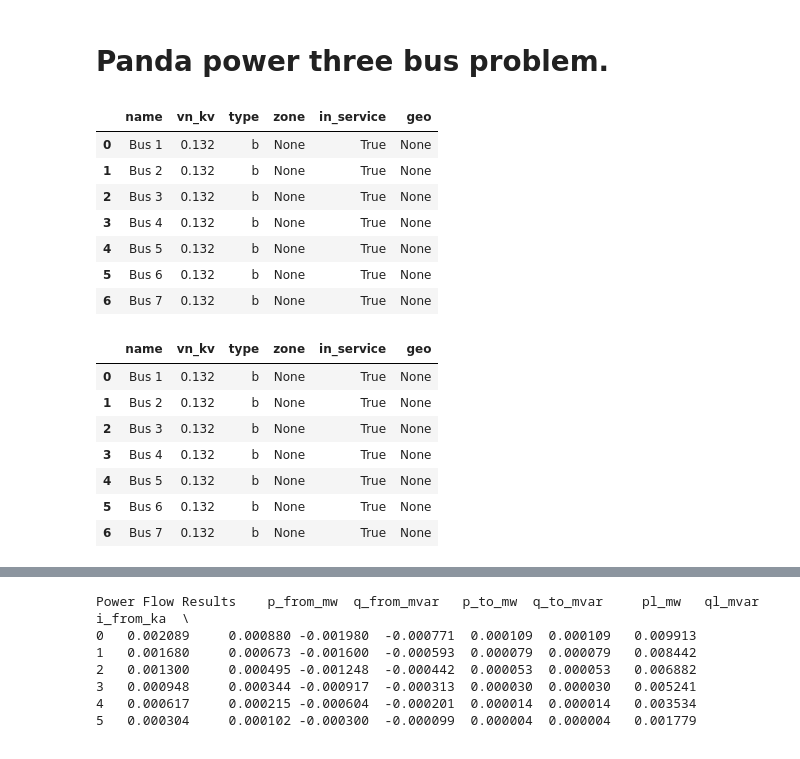
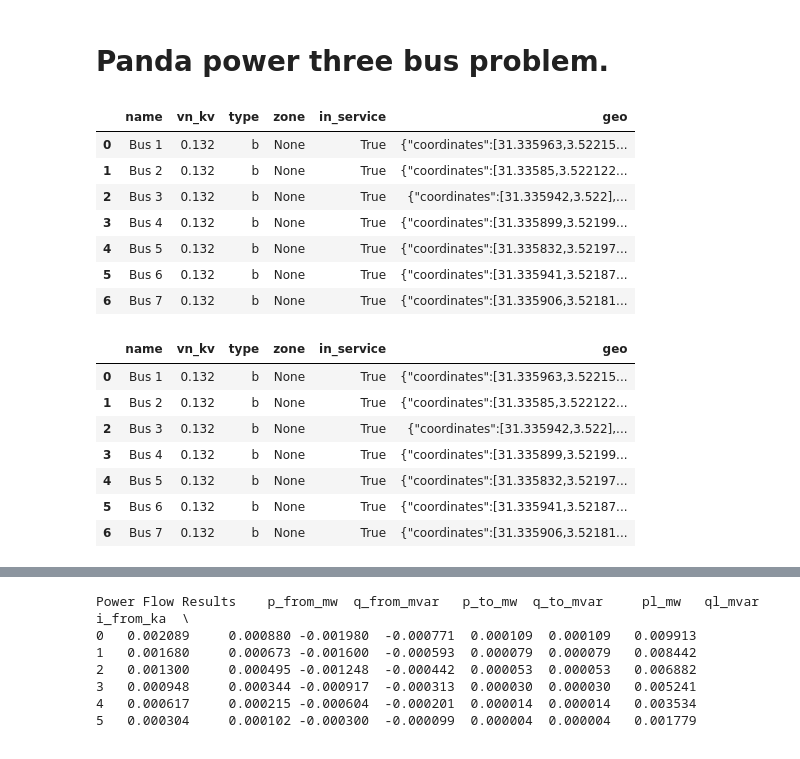
Before and after one commit to Imim0987/OxEnergyMScPython, a Jupyter notebook: NotebooksScripts/08_02_01_Bidi Bidi.ipynb, the cells around one changed output, grey strips where cells are left out. Saved outputs shown, nothing was run; the diff lists cells and outputs as text; code cells hidden in the pictures.

```diff
--- a/NotebooksScripts/08_02_01_Bidi Bidi.ipynb
+++ b/NotebooksScripts/08_02_01_Bidi Bidi.ipynb
@@ -34,27 +35,27 @@ Qh =  Ph * np.tan(np.arccos(pf)) # reactive power of the home
 # %%
 # Create 7 buses, b1,b2,b3...b7
 # https://pandapower.readthedocs.io/en/stable/elements/bus.html
 V_nom_kV = VSlack  # nominal voltage in kV
 
-b1 = pp.create_bus(net, vn_kv=V_nom_kV,  name="Bus 1")
-b2 = pp.create_bus(net, vn_kv=V_nom_kV,  name="Bus 2")
-b3 = pp.create_bus(net, vn_kv=V_nom_kV,  name="Bus 3")
-b4 = pp.create_bus(net, vn_kv=V_nom_kV,  name="Bus 4")
-b5 = pp.create_bus(net, vn_kv=V_nom_kV,  name="Bus 5")
-b6 = pp.create_bus(net, vn_kv=V_nom_kV,  name="Bus 6")
-b7 = pp.create_bus(net, vn_kv=V_nom_kV,  name="Bus 7")
+b1 = pp.create_bus(net, vn_kv=V_nom_kV,  name="Bus 1", geodata=(31.335963, 3.522151))
+b2 = pp.create_bus(net, vn_kv=V_nom_kV,  name="Bus 2", geodata=(31.33585, 3.522122))
+b3 = pp.create_bus(net, vn_kv=V_nom_kV,  name="Bus 3", geodata=(31.335942, 3.522000))
+b4 = pp.create_bus(net, vn_kv=V_nom_kV,  name="Bus 4", geodata=(31.335899,  3.521997))
+b5 = pp.create_bus(net, vn_kv=V_nom_kV,  name="Bus 5", geodata=(31.335832, 3.521970))
+b6 = pp.create_bus(net, vn_kv=V_nom_kV,  name="Bus 6", geodata=(31.335941, 3.521879))
+b7 = pp.create_bus(net, vn_kv=V_nom_kV,  name="Bus 7", geodata=(31.335906, 3.521813))
 
 
 net.bus
 # %% [output]
 |  | name | vn_kv | type | zone | in_service | geo |
-| 0 | Bus 1 | 0.132 | b | None | True | None |
-| 1 | Bus 2 | 0.132 | b | None | True | None |
-| 2 | Bus 3 | 0.132 | b | None | True | None |
-| 3 | Bus 4 | 0.132 | b | None | True | None |
-| 4 | Bus 5 | 0.132 | b | None | True | None |
-| 5 | Bus 6 | 0.132 | b | None | True | None |
-| 6 | Bus 7 | 0.132 | b | None | True | None |
+| 0 | Bus 1 | 0.132 | b | None | True | {"coordinates":[31.335963,3.52215... |
+| 1 | Bus 2 | 0.132 | b | None | True | {"coordinates":[31.33585,3.522122... |
+| 2 | Bus 3 | 0.132 | b | None | True | {"coordinates":[31.335942,3.522],... |
+| 3 | Bus 4 | 0.132 | b | None | True | {"coordinates":[31.335899,3.52199... |
+| 4 | Bus 5 | 0.132 | b | None | True | {"coordinates":[31.335832,3.52197... |
+| 5 | Bus 6 | 0.132 | b | None | True | {"coordinates":[31.335941,3.52187... |
+| 6 | Bus 7 | 0.132 | b | None | True | {"coordinates":[31.335906,3.52181... |
 # %%
 ###### create bus elements
 
@@ -65,17 +66,18 @@ pp.create_load(net, bus=b4, p_mw=Ph, q_mvar=Qh, name="Home 3")
 pp.create_load(net, bus=b5, p_mw=Ph, q_mvar=Qh, name="Home 4")
 pp.create_load(net, bus=b6, p_mw=Ph, q_mvar=Qh, name="Home 5")
 pp.create_load(net, bus=b7, p_mw=Ph, q_mvar=Qh, name="Home 6")
+
 # Display the bus table
 net.bus
 # %% [output]
 |  | name | vn_kv | type | zone | in_service | geo |
-| 0 | Bus 1 | 0.132 | b | None | True | None |
-| 1 | Bus 2 | 0.132 | b | None | True | None |
-| 2 | Bus 3 | 0.132 | b | None | True | None |
-| 3 | Bus 4 | 0.132 | b | None | True | None |
-| 4 | Bus 5 | 0.132 | b | None | True | None |
-| 5 | Bus 6 | 0.132 | b | None | True | None |
-| 6 | Bus 7 | 0.132 | b | None | True | None |
+| 0 | Bus 1 | 0.132 | b | None | True | {"coordinates":[31.335963,3.52215... |
+| 1 | Bus 2 | 0.132 | b | None | True | {"coordinates":[31.33585,3.522122... |
+| 2 | Bus 3 | 0.132 | b | None | True | {"coordinates":[31.335942,3.522],... |
+| 3 | Bus 4 | 0.132 | b | None | True | {"coordinates":[31.335899,3.52199... |
+| 4 | Bus 5 | 0.132 | b | None | True | {"coordinates":[31.335832,3.52197... |
+| 5 | Bus 6 | 0.132 | b | None | True | {"coordinates":[31.335941,3.52187... |
+| 6 | Bus 7 | 0.132 | b | None | True | {"coordinates":[31.335906,3.52181... |
 # %%
 ## Create lines
 pp.create_line_from_parameters(net,from_bus=b1, to_bus=b2,length_km=1, r_ohm_per_km = 0.37, x_ohm_per_km = 0.37, c_nf_per_km = 1e-9, max_i_ka=0.0025)
```
Also changed, not shown: parts of 5 cells of this notebook, 24 other files.
